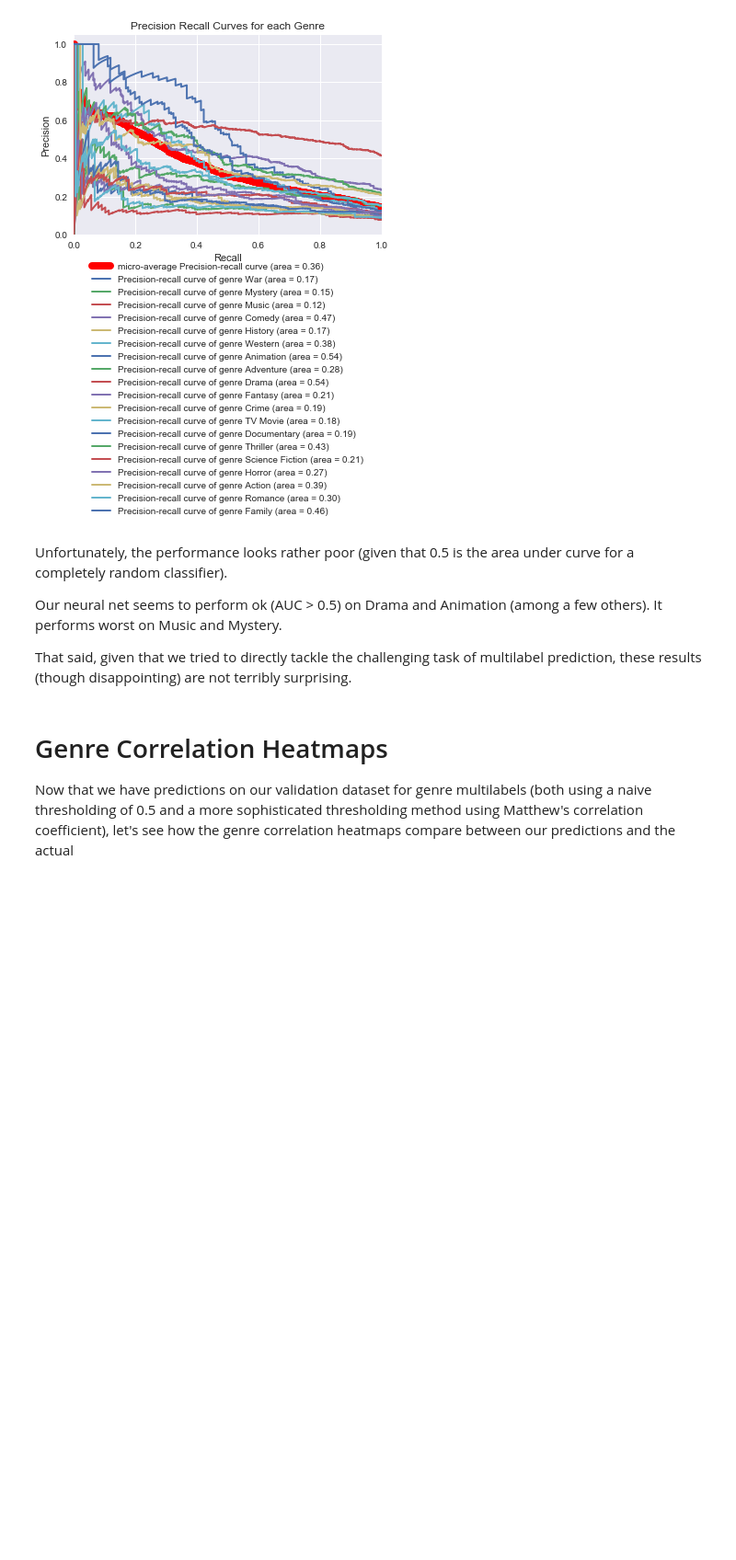
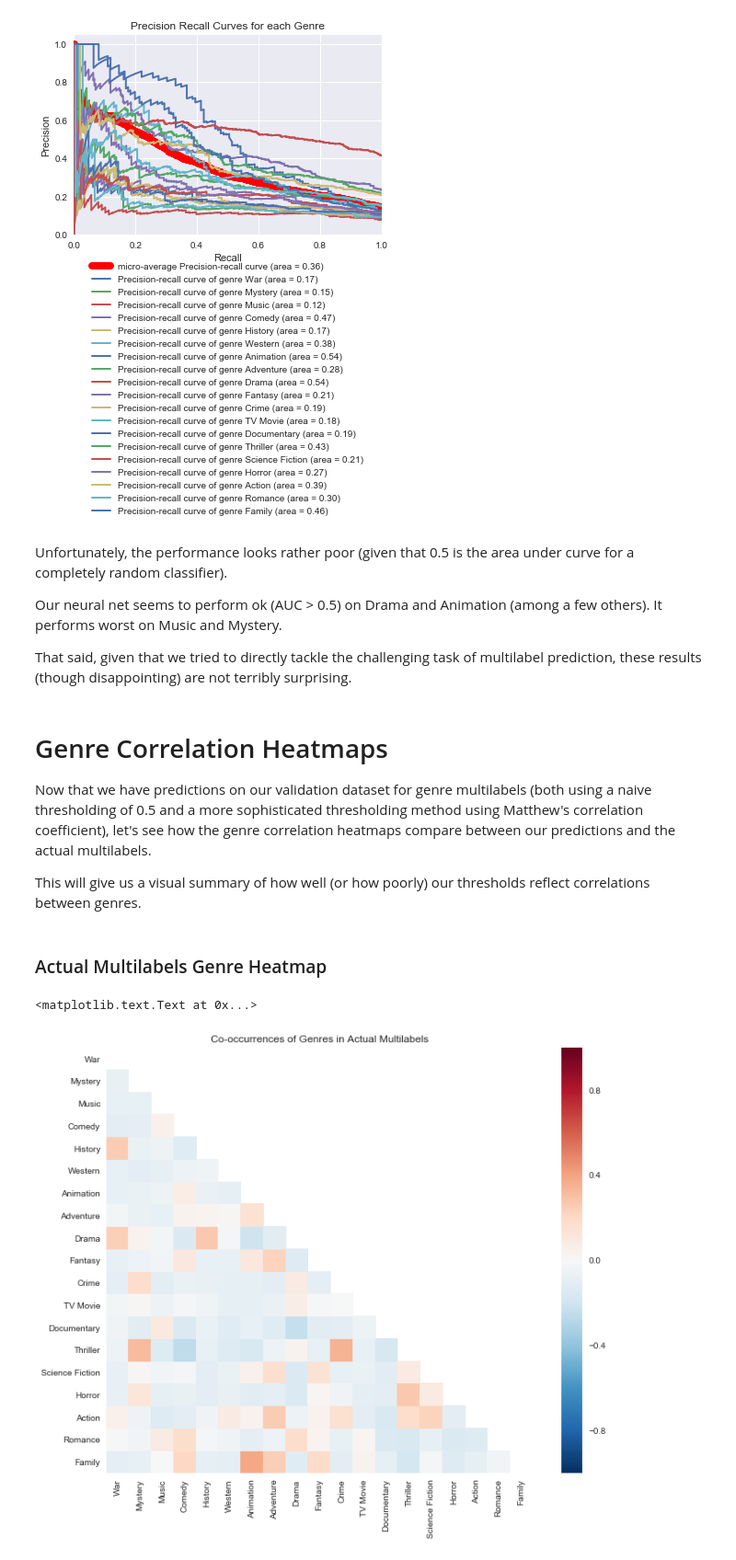
Before and after one commit to xueharry/cs109b-final-project, a Jupyter notebook: milestone4/Heatmaps.ipynb, the cells around one changed output. Shown at 92% size. Cells and saved outputs as stored; diff of their text form; code cells hidden in the pictures; blank space fills up the shorter version.

```diff
--- a/milestone4/Heatmaps.ipynb
+++ b/milestone4/Heatmaps.ipynb
@@ -1,5 +1,6 @@
 # %%
 import seaborn as sns
+sns.set_style("whitegrid")
 import matplotlib.pyplot as plt
 import numpy as np
 import pandas as pd
@@ -70,4 +75,22 @@ Our neural net seems to perform ok (AUC > 0.5) on Drama and Animation (among a f
 That said, given that we tried to directly tackle the challenging task of multilabel prediction, these results (though disappointing) are not terribly surprising.
 # %% [markdown]
 # Genre Correlation Heatmaps
-Now that we have predictions on our validation dataset for genre multilabels (both using a naive thresholding of 0.5 and a more sophisticated thresholding method using Matthew's correlation coefficient), let's see how the genre correlation heatmaps compare between our predictions and the actual
+Now that we have predictions on our validation dataset for genre multilabels (both using a naive thresholding of 0.5 and a more sophisticated thresholding method using Matthew's correlation coefficient), let's see how the genre correlation heatmaps compare between our predictions and the actual multilabels.
+
+This will give us a visual summary of how well (or how poorly) our thresholds reflect correlations between genres.
+# %% [markdown]
+### Actual Multilabels Genre Heatmap
+# %%
+actual_df = pd.DataFrame(np.corrcoef(y_actual.T), index=genre_names_index, columns=genre_names_index)
+
+# Set up the matplotlib figure
+f, ax = plt.subplots(figsize=(12, 9))
+mask = np.zeros_like(actual_df)
+mask[np.triu_indices_from(mask)] = True
+
+# Draw the heatmap using seaborn
+sns.heatmap(actual_df, mask=mask, square=True)
+ax.set_title('Co-occurrences of Genres in Actual Multilabels')
+# %% [output]
+<matplotlib.text.Text at 0x...>
+[figure, added]
```
Also changed, not shown: parts of 6 cells of this notebook, 1 other file.
